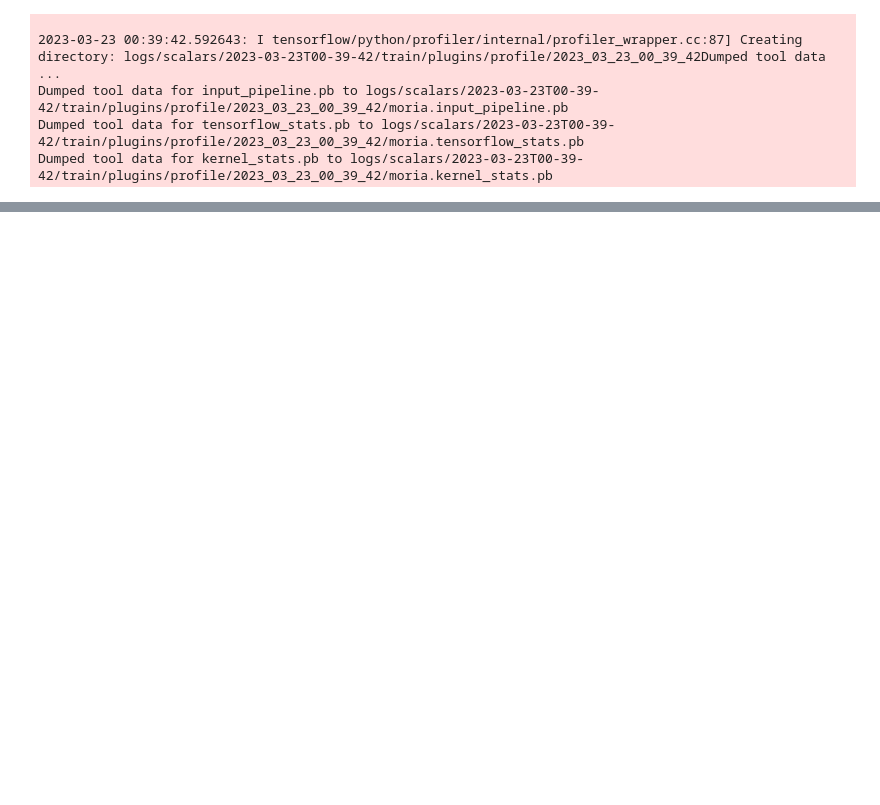
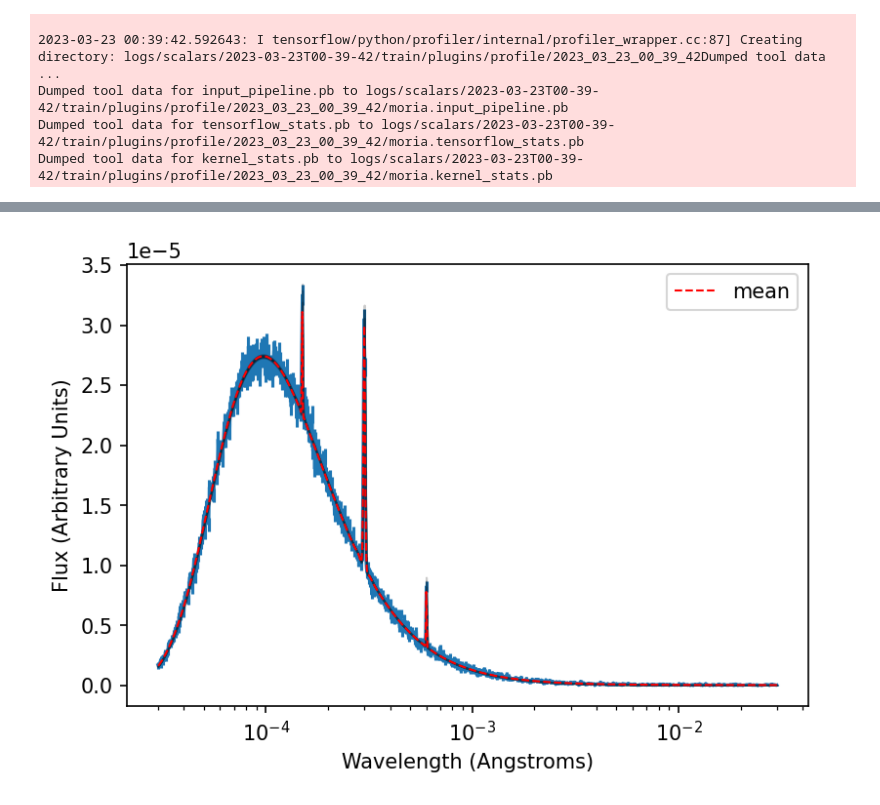
Before and after one commit to Rodot-/Tutorials, a Jupyter notebook: Emulator Example.ipynb, the cells around one changed output, grey strips where cells are left out. Saved outputs shown, nothing was run; the diff lists cells and outputs as text; code cells hidden in the pictures; blank space fills up the shorter version.

```diff
--- a/Emulator Example.ipynb
+++ b/Emulator Example.ipynb
@@ -265,0 +388,39 @@ for i in range(N_test):
+# %%
+%matplotlib inline
+from ultranest.plot import PredictionBand
+
+plt.figure(dpi=150)
+
+plt.xlabel('Wavelength (Angstroms)')
+plt.ylabel('Flux (Arbitrary Units)')
+
+band = PredictionBand(const_c/hz_grid)
+plt.errorbar(const_c/hz_grid, sample_spectrum, yerr=sample_spectrum_err, zorder=-10)
+
+samples = sampler.results['samples']#[:40]
+
+# Preprocess the samples
+parameters_nn = samples.copy()
+parameters_nn[:, 1:] = np.log10(parameters_nn[:, 1:])
+parameters_nn = (parameters_nn - X_min[None, :]) / (X_max - X_min)[None, :]
+
+#evaluate the model
+spectra_nn = model(parameters_nn, training=False).numpy()
+
+# Postprocess the spectra
+spectra_samples = 10**(spectra_nn * (Y_max - Y_min)[None, :] + Y_min[None, :])
+
+# Plot the prediction bands
+for spectrum in spectra_samples:
+    band.add(spectrum)
+
+band.shade(color='k', alpha=0.2, q=0.995/2)
+band.shade(color='k', alpha=0.2, q=0.97/2)
+band.shade(color='k', alpha=0.2)
+
+band.line(color='r', label='mean', ls='--', lw=1)
+
+plt.legend()
+plt.xscale('log');
+# %% [output]
+[figure, added]
```
Also changed, not shown: parts of 12 cells of this notebook.
